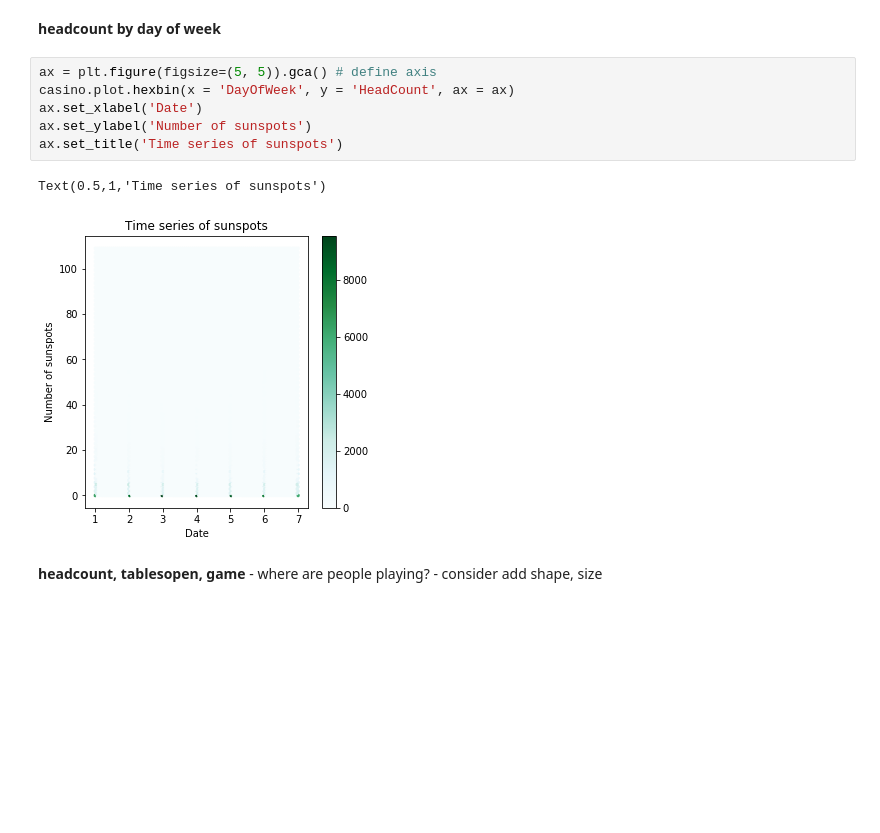
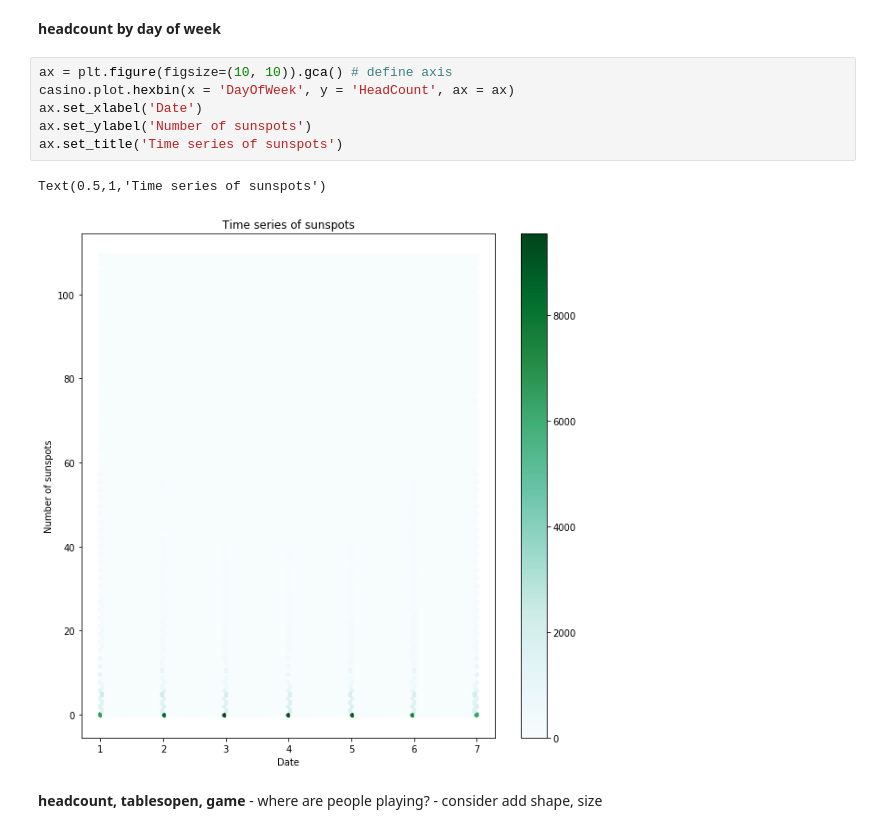
Before and after one commit to ryanarbow/uw_data_science, a Jupyter notebook: DS_methods_and_tools_2/RyanArbow-M01-Vizualization.ipynb, the cells around one changed output. Cells and saved outputs as stored; diff of their text form; blank space fills up the shorter version.

```diff
--- a/DS_methods_and_tools_2/RyanArbow-M01-Vizualization.ipynb
+++ b/DS_methods_and_tools_2/RyanArbow-M01-Vizualization.ipynb
@@ -161,14 +199,14 @@ casino.loc[:, ['GameCode', 'HeadCount']].groupby(['GameCode']).agg('count').plot
 # %% [markdown]
 **headcount by day of week**
 # %%
-ax = plt.figure(figsize=(5, 5)).gca() # define axis
+ax = plt.figure(figsize=(10, 10)).gca() # define axis
 casino.plot.hexbin(x = 'DayOfWeek', y = 'HeadCount', ax = ax)
 ax.set_xlabel('Date')
 ax.set_ylabel('Number of sunspots')
 ax.set_title('Time series of sunspots')
 # %% [output]
 Text(0.5,1,'Time series of sunspots')
-[figure, old version]
+[figure, new version]
 # %% [markdown]
 **headcount, tablesopen, game** - where are people playing? - consider add shape, size
 # %%
```
Also changed, not shown: parts of 19 cells of this notebook, 1 other file.
